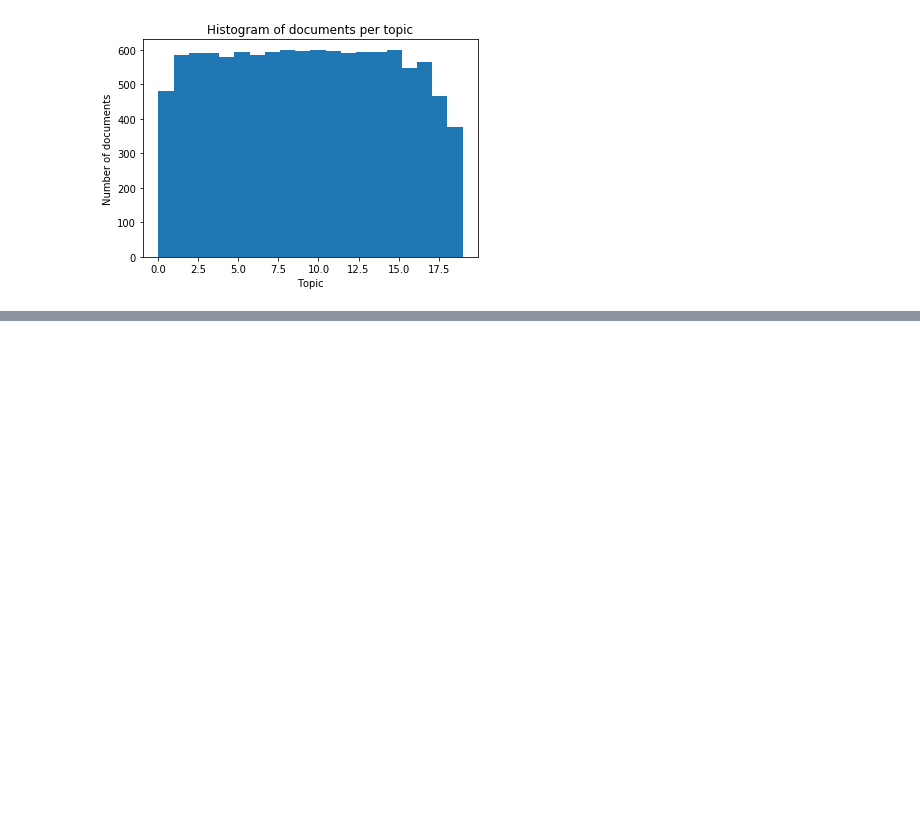
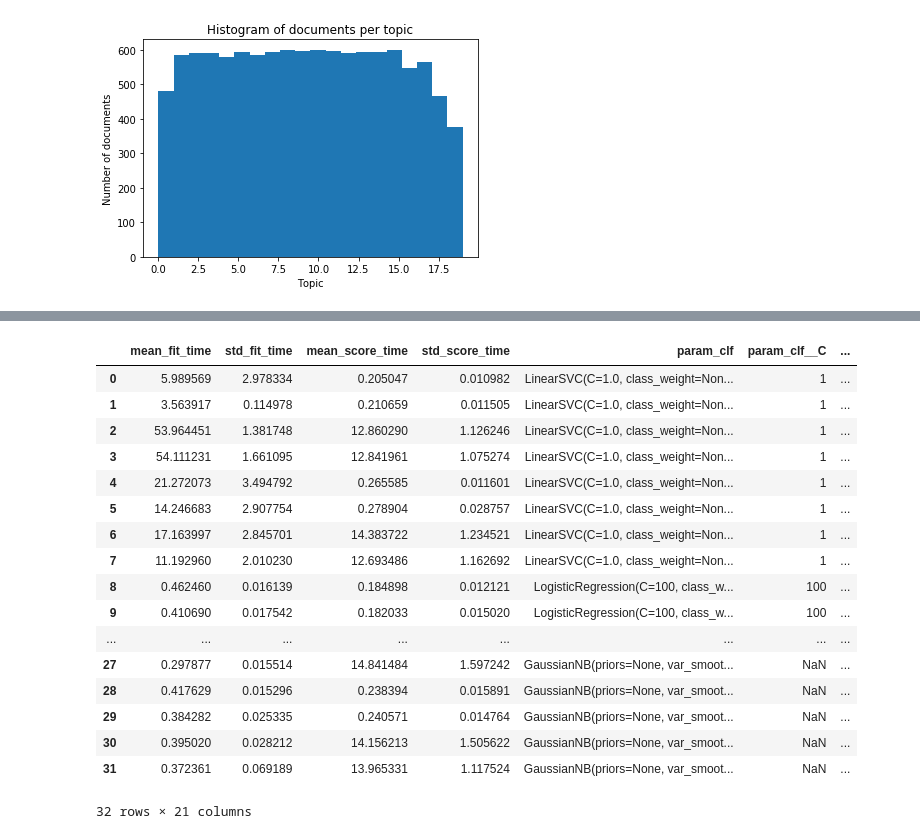
Before and after one commit to sbauersfeld/ECE219, a Jupyter notebook: Project1/starter_code.ipynb, the cells around one changed output, grey strips where cells are left out. Drawn from its saved outputs; the diff is of its cells as text; code cells hidden in the pictures; blank space fills up the shorter version.

Commit message:
added header removal

```diff
--- a/Project1/starter_code.ipynb
+++ b/Project1/starter_code.ipynb
@@ -298,0 +562,8 @@ pd.DataFrame(grid.cv_results_)
+# %%
+twenty_train = fetch_20newsgroups(subset='train', remove=('headers', 'footers'), categories=all_categories, shuffle=True, random_state=None)
+twenty_test = fetch_20newsgroups(subset='test', remove=('headers', 'footers'), categories=all_categories, shuffle=True, random_state=None)
+
+grid2 = GridSearchCV(pipeline, cv=5, n_jobs=1, param_grid=param_grid, scoring='accuracy')
+
+grid2.fit(twenty_train.data, np.array(twenty_train.target > 3))
+rmtree(cachedir)
@@ -299,3 +716,26 @@ pd.DataFrame(grid.cv_results_)
+# %%
+import pandas as pd
+
+pd.DataFrame(grid2.cv_results_)
+# %% [output]
+|  | mean_fit_time | std_fit_time | mean_score_time | std_score_time | param_clf | param_clf__C | ... |
+| 0 | 5.989569 | 2.978334 | 0.205047 | 0.010982 | LinearSVC(C=1.0, class_weight=Non... | 1 | ... |
+| 1 | 3.563917 | 0.114978 | 0.210659 | 0.011505 | LinearSVC(C=1.0, class_weight=Non... | 1 | ... |
+| 2 | 53.964451 | 1.381748 | 12.860290 | 1.126246 | LinearSVC(C=1.0, class_weight=Non... | 1 | ... |
+| 3 | 54.111231 | 1.661095 | 12.841961 | 1.075274 | LinearSVC(C=1.0, class_weight=Non... | 1 | ... |
+| 4 | 21.272073 | 3.494792 | 0.265585 | 0.011601 | LinearSVC(C=1.0, class_weight=Non... | 1 | ... |
+| 5 | 14.246683 | 2.907754 | 0.278904 | 0.028757 | LinearSVC(C=1.0, class_weight=Non... | 1 | ... |
+| 6 | 17.163997 | 2.845701 | 14.383722 | 1.234521 | LinearSVC(C=1.0, class_weight=Non... | 1 | ... |
+| 7 | 11.192960 | 2.010230 | 12.693486 | 1.162692 | LinearSVC(C=1.0, class_weight=Non... | 1 | ... |
+| 8 | 0.462460 | 0.016139 | 0.184898 | 0.012121 | LogisticRegression(C=100, class_w... | 100 | ... |
+| 9 | 0.410690 | 0.017542 | 0.182033 | 0.015020 | LogisticRegression(C=100, class_w... | 100 | ... |
+| ... | ... | ... | ... | ... | ... | ... | ... |
+| 27 | 0.297877 | 0.015514 | 14.841484 | 1.597242 | GaussianNB(priors=None, var_smoot... | NaN | ... |
+| 28 | 0.417629 | 0.015296 | 0.238394 | 0.015891 | GaussianNB(priors=None, var_smoot... | NaN | ... |
+| 29 | 0.384282 | 0.025335 | 0.240571 | 0.014764 | GaussianNB(priors=None, var_smoot... | NaN | ... |
+| 30 | 0.395020 | 0.028212 | 14.156213 | 1.505622 | GaussianNB(priors=None, var_smoot... | NaN | ... |
+| 31 | 0.372361 | 0.069189 | 13.965331 | 1.117524 | GaussianNB(priors=None, var_smoot... | NaN | ... |
+32 rows × 21 columns
 # %%
 from sklearn.svm import SVC
 
```
Also changed, not shown: parts of 14 cells of this notebook.
